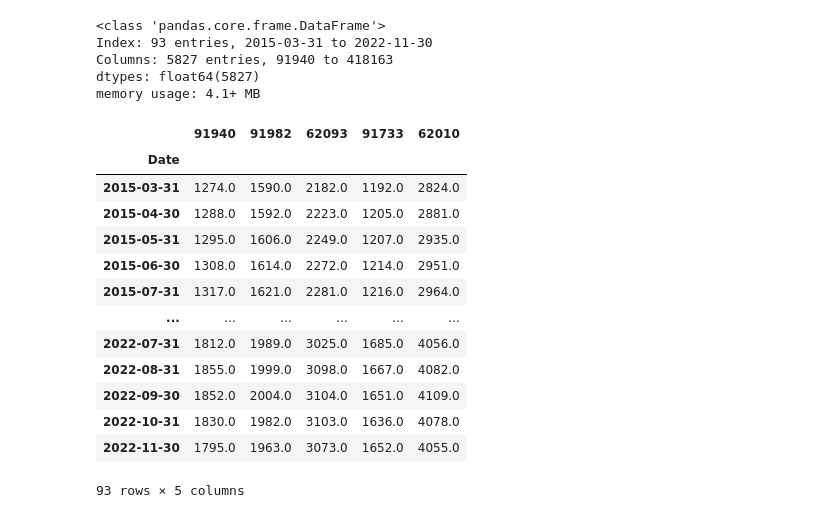
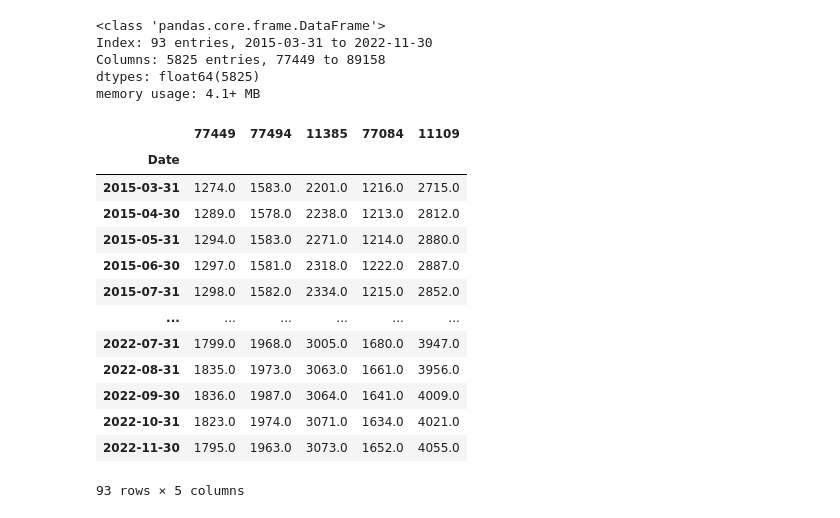
Before and after one commit to vishaldeo/final_project, a Jupyter notebook: Rent_data_cleanning2.ipynb, the cells around one changed output. Cells and saved outputs as stored; diff of their text form; code cells hidden in the pictures.

Commit message:
Adding the file name

```diff
--- a/Rent_data_cleanning2.ipynb
+++ b/Rent_data_cleanning2.ipynb
@@ -4,7 +4,7 @@ import pandas as pd
 import numpy as np
 # %%
 # Reading the file
-df = pd.read_csv("Resources//Data//Zillowrent.csv", index_col=False)
+df = pd.read_csv("Resources/Data/Zip_zori_sm_sa_month.csv", index_col=False)
 df
 # %% [output]
 |  | RegionID | SizeRank | RegionName | RegionType | StateName | State | City | Metro | CountyName | ... |
@@ -23,5 +23,5 @@ df
 # %%
 # Droping the column Names
-df = df.drop(["RegionName","SizeRank","StateName","RegionType","City","State","Metro","CountyName"], axis=1)
+df = df.drop(["RegionID", "SizeRank","StateName","RegionType","City","State","Metro","CountyName"], axis=1)
 df
 # %% [output]
@@ -41,9 +41,9 @@ df
 # %%
 #df = df.RegionID.astype(str)
 #df
-# %%
- # Rermoving the index column
-df.set_index("RegionID", inplace = True)
+# %%
+ # Rermoving the index column
+df.set_index("RegionName", inplace = True)
 # %%
 # Removing the Region Id column name
 df = df.rename_axis(None, axis=0)
@@ -91,26 +91,26 @@ df2.info()
 # %% [output]
 <class 'pandas.core.frame.DataFrame'>
 Index: 93 entries, 2015-03-31 to 2022-11-30
-Columns: 5827 entries, 91940 to 418163
-dtypes: float64(5827)
+Columns: 5825 entries, 77449 to 89158
+dtypes: float64(5825)
 memory usage: 4.1+ MB
 # %%
 # Copy the column names as zipcode
-df3 = df2[[91940,91982,62093,91733, 62010] ].copy()
+df3 = df2[[77449,77494,11385,77084, 11109] ].copy()
 df4 = df3.dropna().round()
 df4
 # %% [output]
-|  | 91940 | 91982 | 62093 | 91733 | 62010 |
+|  | 77449 | 77494 | 11385 | 77084 | 11109 |
 | Date |  |  |  |  |  |
-| 2015-03-31 | 1274.0 | 1590.0 | 2182.0 | 1192.0 | 2824.0 |
-| 2015-04-30 | 1288.0 | 1592.0 | 2223.0 | 1205.0 | 2881.0 |
-| 2015-05-31 | 1295.0 | 1606.0 | 2249.0 | 1207.0 | 2935.0 |
-| 2015-06-30 | 1308.0 | 1614.0 | 2272.0 | 1214.0 | 2951.0 |
-| 2015-07-31 | 1317.0 | 1621.0 | 2281.0 | 1216.0 | 2964.0 |
+| 2015-03-31 | 1274.0 | 1583.0 | 2201.0 | 1216.0 | 2715.0 |
+| 2015-04-30 | 1289.0 | 1578.0 | 2238.0 | 1213.0 | 2812.0 |
+| 2015-05-31 | 1294.0 | 1583.0 | 2271.0 | 1214.0 | 2880.0 |
+| 2015-06-30 | 1297.0 | 1581.0 | 2318.0 | 1222.0 | 2887.0 |
+| 2015-07-31 | 1298.0 | 1582.0 | 2334.0 | 1215.0 | 2852.0 |
 | ... | ... | ... | ... | ... | ... |
-| 2022-07-31 | 1812.0 | 1989.0 | 3025.0 | 1685.0 | 4056.0 |
-| 2022-08-31 | 1855.0 | 1999.0 | 3098.0 | 1667.0 | 4082.0 |
-| 2022-09-30 | 1852.0 | 2004.0 | 3104.0 | 1651.0 | 4109.0 |
-| 2022-10-31 | 1830.0 | 1982.0 | 3103.0 | 1636.0 | 4078.0 |
+| 2022-07-31 | 1799.0 | 1968.0 | 3005.0 | 1680.0 | 3947.0 |
+| 2022-08-31 | 1835.0 | 1973.0 | 3063.0 | 1661.0 | 3956.0 |
+| 2022-09-30 | 1836.0 | 1987.0 | 3064.0 | 1641.0 | 4009.0 |
+| 2022-10-31 | 1823.0 | 1974.0 | 3071.0 | 1634.0 | 4021.0 |
 | 2022-11-30 | 1795.0 | 1963.0 | 3073.0 | 1652.0 | 4055.0 |
 93 rows × 5 columns
```
Also changed, not shown: parts of 8 cells of this notebook.
